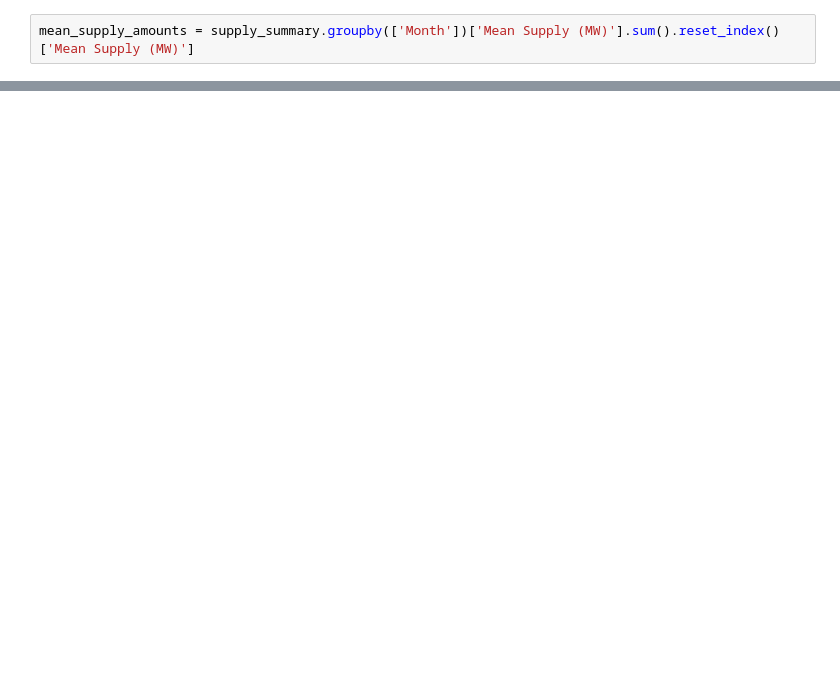
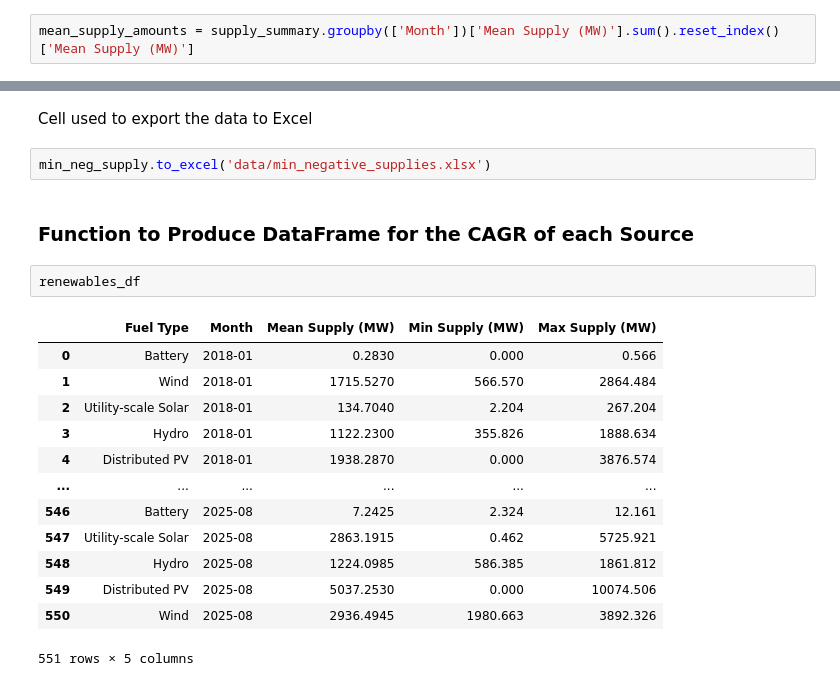
Before and after one commit to aidanlockwood20/IFN695-Codebase, a Jupyter notebook: report.ipynb, the cells around one changed output, grey strips where cells are left out. Saved outputs shown, nothing was run; the diff lists cells and outputs as text; blank space fills up the shorter version.

```diff
--- a/report.ipynb
+++ b/report.ipynb
@@ -163,0 +327,22 @@ ax.plot(mean_supply_amounts)
+# %% [markdown]
+Cell used to export the data to Excel
+# %%
+min_neg_supply.to_excel('data/min_negative_supplies.xlsx')
+# %% [markdown]
+### Function to Produce DataFrame for the CAGR of each Source
+# %%
+renewables_df
+# %% [output]
+|  | Fuel Type | Month | Mean Supply (MW) | Min Supply (MW) | Max Supply (MW) |
+| 0 | Battery | 2018-01 | 0.2830 | 0.000 | 0.566 |
+| 1 | Wind | 2018-01 | 1715.5270 | 566.570 | 2864.484 |
+| 2 | Utility-scale Solar | 2018-01 | 134.7040 | 2.204 | 267.204 |
+| 3 | Hydro | 2018-01 | 1122.2300 | 355.826 | 1888.634 |
+| 4 | Distributed PV | 2018-01 | 1938.2870 | 0.000 | 3876.574 |
+| ... | ... | ... | ... | ... | ... |
+| 546 | Battery | 2025-08 | 7.2425 | 2.324 | 12.161 |
+| 547 | Utility-scale Solar | 2025-08 | 2863.1915 | 0.462 | 5725.921 |
+| 548 | Hydro | 2025-08 | 1224.0985 | 586.385 | 1861.812 |
+| 549 | Distributed PV | 2025-08 | 5037.2530 | 0.000 | 10074.506 |
+| 550 | Wind | 2025-08 | 2936.4945 | 1980.663 | 3892.326 |
+551 rows × 5 columns
```
Also changed, not shown: parts of 31 cells of this notebook, 3 other files.
